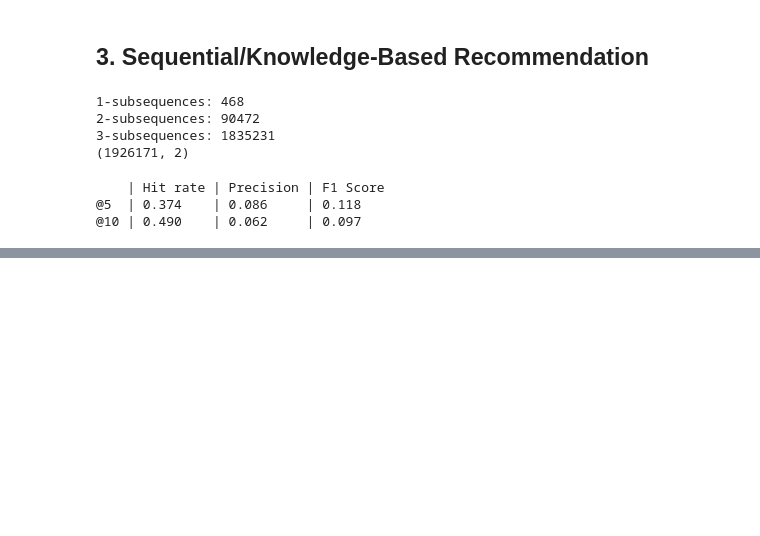
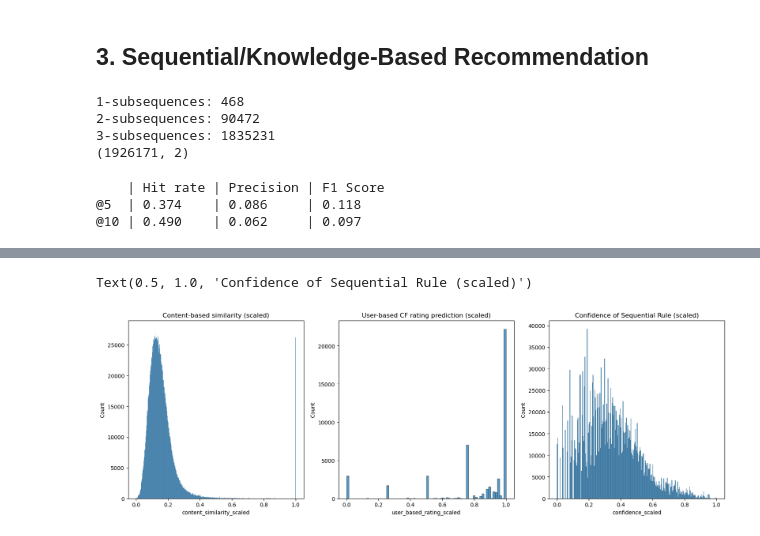
Before and after one commit to franciszac-dlc/comp9727-project, a Jupyter notebook: notebooks/Model Evaluation.ipynb, the cells around one changed output, grey strips where cells are left out. Saved outputs shown, nothing was run; the diff lists cells and outputs as text; code cells hidden in the pictures; blank space fills up the shorter version.

```diff
--- a/notebooks/Model Evaluation.ipynb
+++ b/notebooks/Model Evaluation.ipynb
@@ -129,0 +161,20 @@ print(f"@10 | {hr10:.3f}    | {prec10:.3f}     | {f1score10:.3f}   ")
+# %%
+# normalize
+from sklearn.preprocessing import MinMaxScaler
+
+mmscaler = MinMaxScaler()
+scores_content['content_similarity_scaled'] = mmscaler.fit_transform(scores_content['content_similarity'].values.reshape(-1, 1))[:, 0]
+scores_user_cf['user_based_rating_scaled'] = mmscaler.fit_transform(scores_user_cf['user_based_rating'].values.reshape(-1, 1))[:, 0]
+scores_sequential['confidence_scaled'] = mmscaler.fit_transform(np.log(scores_sequential['confidence']).values.reshape(-1, 1))[:, 0]
+# %%
+fig, axs = plt.subplots(1, 3, figsize=(20, 6))
+
+sns.histplot(scores_content['content_similarity_scaled'], ax=axs[0])
+axs[0].set_title('Content-based similarity (scaled)')
+sns.histplot(scores_user_cf['user_based_rating_scaled'], ax=axs[1])
+axs[1].set_title('User-based CF rating prediction (scaled)')
+sns.histplot(scores_sequential['confidence_scaled'], ax=axs[2])
+axs[2].set_title('Confidence of Sequential Rule (scaled)')
+# %% [output]
+Text(0.5, 1.0, 'Confidence of Sequential Rule (scaled)')
+[figure, added]
```
Also changed, not shown: parts of 10 cells of this notebook.
